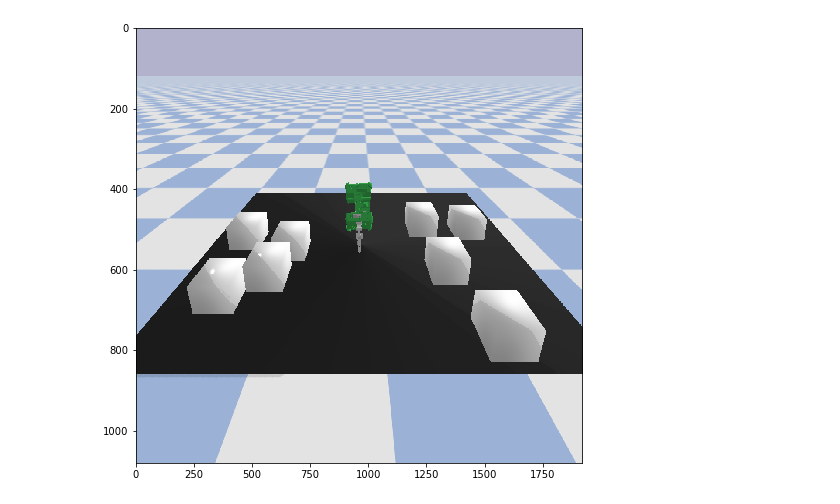
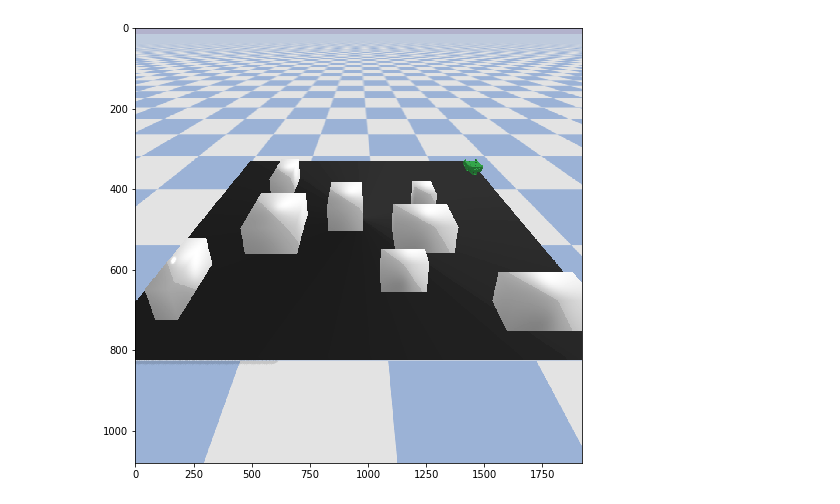
Before and after one commit to StanfordASL/CoCo, a Jupyter notebook: viz_dev.ipynb, the cells around one changed output. Cells and saved outputs as stored; diff of their text form; code cells hidden in the pictures.

Commit message:
finished rough draft, movie generation

```diff
--- a/viz_dev.ipynb
+++ b/viz_dev.ipynb
@@ -37,8 +12,17 @@ traj_data
 # %%
-# helper functions to add plane + obstacles
+# Setup traj + scaling params.
+data_file = open("../for_preston/pickled_data/traj_1.p", 'rb')
+traj, obstacles = pickle.load(data_file)
+data_file.close()
 
+# Scale factors -- use to mess with spacing b/w robot and obstacles.
+robot_scale = 0.7
+obs_shrink_factor = robot_scale / 8 # (this worked well empirically)
+
+# Helper funcs to add obstacles / plane to PyBullet sim.
 def add_obstacle(obstacle, height=0.2):
-    half_extents = [(obstacle[1]-obstacle[0])/2, (obstacle[3]-obstacle[2])/2, height/2]
+    half_extents = [((obstacle[1]-obstacle[0])/2) - obs_shrink_factor,
+                    ((obstacle[3]-obstacle[2])/2) - obs_shrink_factor, height/2]
     pos = [(obstacle[0] + obstacle[1])/2, (obstacle[2] + obstacle[3])/2, height/2]
     obs_vis_id = p.createVisualShape(p.GEOM_BOX, halfExtents=half_extents)
     obs_coll_id = p.createCollisionShape(p.GEOM_BOX, halfExtents=half_extents)
@@ -52,8 +36,8 @@ def add_ground_plane():
     p.createMultiBody(baseCollisionShapeIndex=obs_coll_id, baseVisualShapeIndex=obs_vis_id,
                       basePosition=half_extents)
 # %%
-# main scrippt
-obs_data = data['obstacles'][0, :, :]
+# main script
+obs_data = obstacles
 
 # PyBullet setup.
 egl = pkgutil.get_loader('eglRenderer')
@@ -64,22 +48,28 @@ p.setGravity(0,0,-10)
 
 # Load models from pybullet_data.
 planeId = p.loadURDF("plane.urdf")
-startPosition = [1.8,1.4,1]
+startPosition = [1.8,1.4, robot_scale]
 startOrientation = p.getQuaternionFromEuler([0,0,np.pi/2])
 astrobee = p.loadURDF("AstrobeeRobot.jl/deps/Astrobee/astrobee.urdf",
                       basePosition=startPosition, baseOrientation=startOrientation,
-                      flags=p.URDF_USE_INERTIA_FROM_FILE)
+                      flags=p.URDF_USE_INERTIA_FROM_FILE,
+                      globalScaling=robot_scale)
 
-fps = 30
-nSeconds = 5
-nFrames = nSeconds * fps
+# Setup movie parameters.
+fps = 30 # frames / sec
+nSeconds = 10 # video length
+nFrames = nSeconds * fps # total number of frames
 
-# Image params.
+# IMPORTANT: we don't want all the frames of the trajectory (10k is a ton).
+# So, we compute a scaling to map GIF frames -> traj inds.
+frame_scale = traj.shape[-1] / nFrames
+
+# Camera params.
 pixelWidth = w = 1920
 pixelHeight = h = 1080
-camTargetPos = [1.8, 1.4, 0]
-camDistance = 3
-pitch = -25.0
+camTargetPos = [1.8, 1., 0]
+camDistance = 2.5
+pitch = -30.0
 roll = 0
 yaw = 0.
 upAxisIndex = 2
@@ -100,33 +90,32 @@ for ii in range(len(obs_data[0])):
     add_obstacle([obs_data[jj][ii] for jj in range(4)])
 
 # main animation loop:
-renderings = []
-for ii in range (nFrames):
-    p.stepSimulation() # TODO(pculbert): step through trajectory instead of
+def animate_func(ii):
+    # Update robot position to ii-th animation frame.
+    p.resetBasePositionAndOrientation(astrobee, [*traj[:2, int(frame_scale*ii)], 0.], startOrientation)
+
+    # Get image from PyBullet.
     img_arr = p.getCameraImage(pixelWidth,
                            pixelHeight,
                            viewMatrix=viewMatrix,
                            projectionMatrix=projectionMatrix,
                            shadow=1,
                            lightDirection=[1, 1, 1])
-    renderings.append(img_arr[2].reshape((h, w, 4)) * (1. / 255.))
 
-def animate_func(ii):
-    im.set_array(renderings[ii])
+    # Reshape to correct size + update artist object in matplotlib.
+    rendering = img_arr[2].reshape((h, w, 4)) * (1. / 255.)
+    im.set_array(rendering)
     return [im]
 
+# Define animation parameters.
 anim = animation.FuncAnimation(
                                fig,
                                animate_func,
-                               frames = nSeconds * fps,
+                               frames = nFrames,
                                interval = 1000 / fps, # in ms
                                )
 
-anim.save('test_anim.gif', writer=animation.PillowWriter(fps=fps))
-
-cubePos, cubeOrn = p.getBasePositionAndOrientation(boxId)
-print(cubePos,cubeOrn)
-
+# Run through poses + write out to file -- change to .mp4 to make a video (requires ffmpeg).
+anim.save('test_anim.gif', writer="ffmpeg")
 p.disconnect()
-plt.show()
 # %% [output]
@@ -147 +123 @@ body(1.7925153803056395, 1.483016197660139, 0.2870919038953259) (-0.217857883302
-[figure, old version]
+[figure, new version]
```
Also changed, not shown: parts of 3 cells of this notebook, 1 other file.
